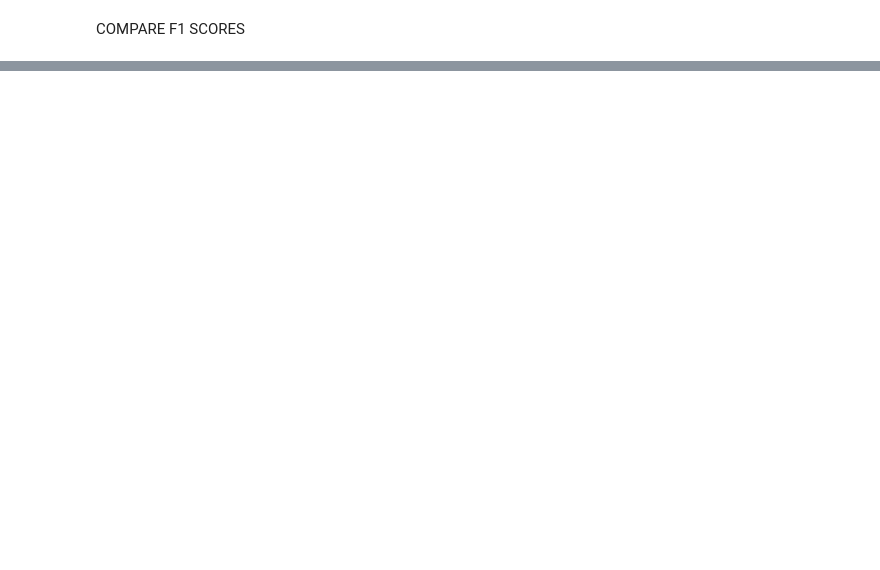
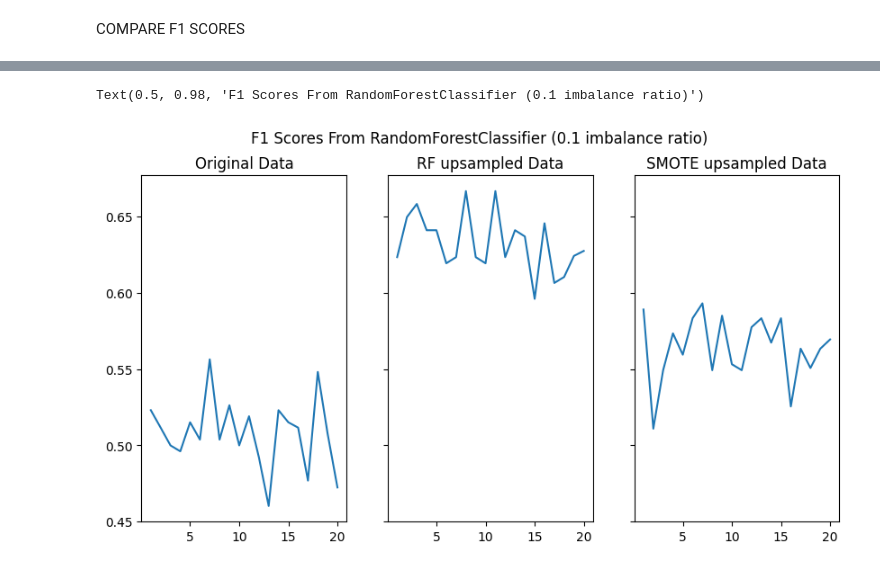
Before and after one commit to rhodes-byu/RF-Overample, a Jupyter notebook: rfoversample-testing2.ipynb, the cells around one changed output, grey strips where cells are left out. Saved outputs shown, nothing was run; the diff lists cells and outputs as text; code cells hidden in the pictures; blank space fills up the shorter version.

Commit message:
compare RFOversample to SMOTE

```diff
--- a/rfoversample-testing2.ipynb
+++ b/rfoversample-testing2.ipynb
@@ -28,9 +28,14 @@ preprocessor = DatasetPreprocessor(encoded_titanic, target_column='Survived')
 x_train, y_train, x_test, y_test = (preprocessor.x_train, preprocessor.y_train,
                                     preprocessor.x_test, preprocessor.y_test)
 
-#upsample the training data using the RFOversampler
-TrainData = pd.concat((y_train, x_train), axis=1)
-upsampled_x_train1, upsampled_y_train1 = RFOversampler(Data=TrainData, target_ind=0, encoded=True, cat_cols=titanic_cat_cols)
+#Introduce a 10:1 imbalance ratio to the training dataset
+Imbalancer = ImbalanceHandler(x_train, y_train, imbalance_ratio=0.1)
+x_train_imbal, y_train_imbal = Imbalancer.introduce_imbalance()
+
+#Oversample the imbalanced training dataset using the RFOversampler
+TrainData_imbal = pd.concat((y_train_imbal, x_train_imbal), axis=1)
+TitanicOversampler = RFOversampler(Data=TrainData_imbal, target_ind=0, encoded=True, cat_cols=titanic_cat_cols)
+RF_upsampled_x_train, RF_upsampled_y_train = TitanicOversampler.fit()
 # %% [output]
 Ordinal encoded categorical columns: []
 
@@ -40,0 +60,5 @@ NameError: name 'RFOversampler' is not defined
+# %%
+#Upsample imbalanced training dataset using SMOTE
+from imblearn.over_sampling import SMOTE
+smote = SMOTE(random_state=42)
+SM_upsampled_x_train, SM_upsampled_y_train = smote.fit_resample(x_train_imbal, y_train_imbal)
@@ -40,0 +95,19 @@ NameError: name 'RFOversampler' is not defined
+# %%
+#F1 scores for the original, RF upsampled, and SMOTE upsampled datasets (from Random Forest Classifier)
+scores_OG, scores_RF_upsampled, scores_SM_upsampled = Compare_RF_F1scores(20, x_train_imbal, y_train_imbal,
+                                                                          RF_upsampled_x_train, RF_upsampled_y_train,
+                                                                          SM_upsampled_x_train, SM_upsampled_y_train,
+                                                                          x_test, y_test)
+# %%
+fig, ax = plt.subplots(1,3, figsize=(10,5), sharey=True)
+
+ax[0].plot(range(1,21), scores_OG)
+ax[0].set(title='Original Data')
+ax[1].plot(range(1,21), scores_RF_upsampled)
+ax[1].set(title='RF upsampled Data')
+ax[2].plot(range(1,21), scores_SM_upsampled)
+ax[2].set(title='SMOTE upsampled Data')
+fig.suptitle('F1 Scores From RandomForestClassifier (0.1 imbalance ratio)')
+# %% [output]
+Text(0.5, 0.98, 'F1 Scores From RandomForestClassifier (0.1 imbalance ratio)')
+[figure, added]
```
Also changed, not shown: parts of 6 cells of this notebook, 1 other file.
